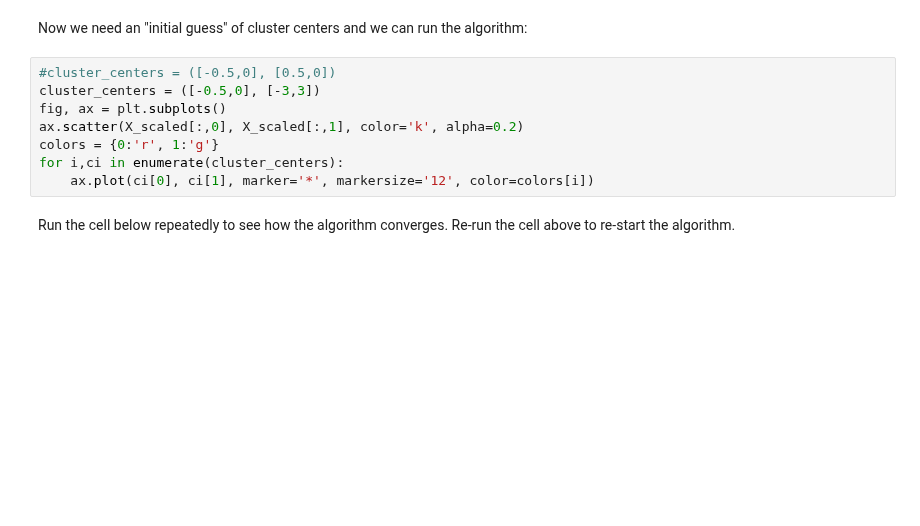
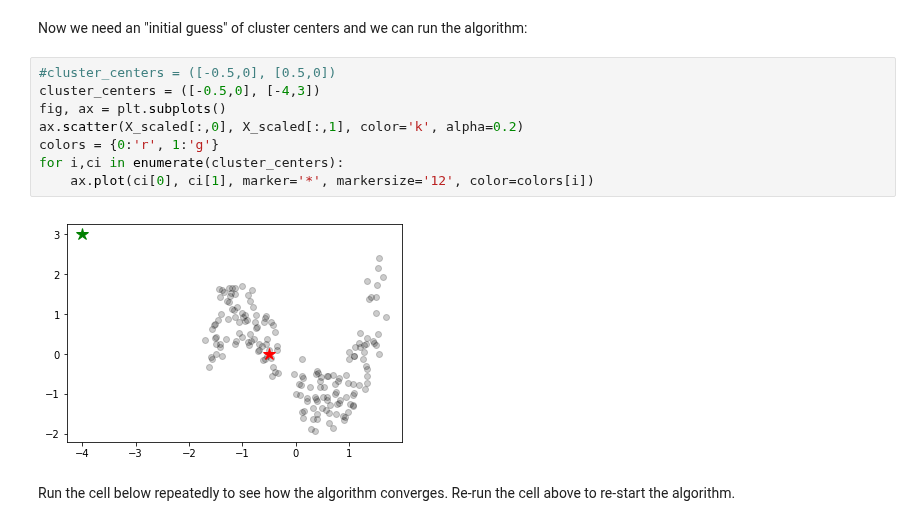
Before and after one commit to medford-group/data_analytics_for_engineers, a Jupyter notebook: lectures/2-basic_concepts_in_machine_learning.ipynb, the cells around one changed output. Cells and saved outputs as stored; diff of their text form; blank space fills up the shorter version.

```diff
--- a/lectures/2-basic_concepts_in_machine_learning.ipynb
+++ b/lectures/2-basic_concepts_in_machine_learning.ipynb
@@ -744,12 +896,14 @@ def new_centers(cluster_points, centers):
 Now we need an "initial guess" of cluster centers and we can run the algorithm:
 # %%
 #cluster_centers = ([-0.5,0], [0.5,0])
-cluster_centers = ([-0.5,0], [-3,3])
+cluster_centers = ([-0.5,0], [-4,3])
 fig, ax = plt.subplots()
 ax.scatter(X_scaled[:,0], X_scaled[:,1], color='k', alpha=0.2)
 colors = {0:'r', 1:'g'}
 for i,ci in enumerate(cluster_centers):
     ax.plot(ci[0], ci[1], marker='*', markersize='12', color=colors[i])
+# %% [output]
+[figure, added]
 # %% [markdown]
 Run the cell below repeatedly to see how the algorithm converges. Re-run the cell above to re-start the algorithm.
 # %%
```
Also changed, not shown: parts of 45 cells of this notebook, 6 other files.
